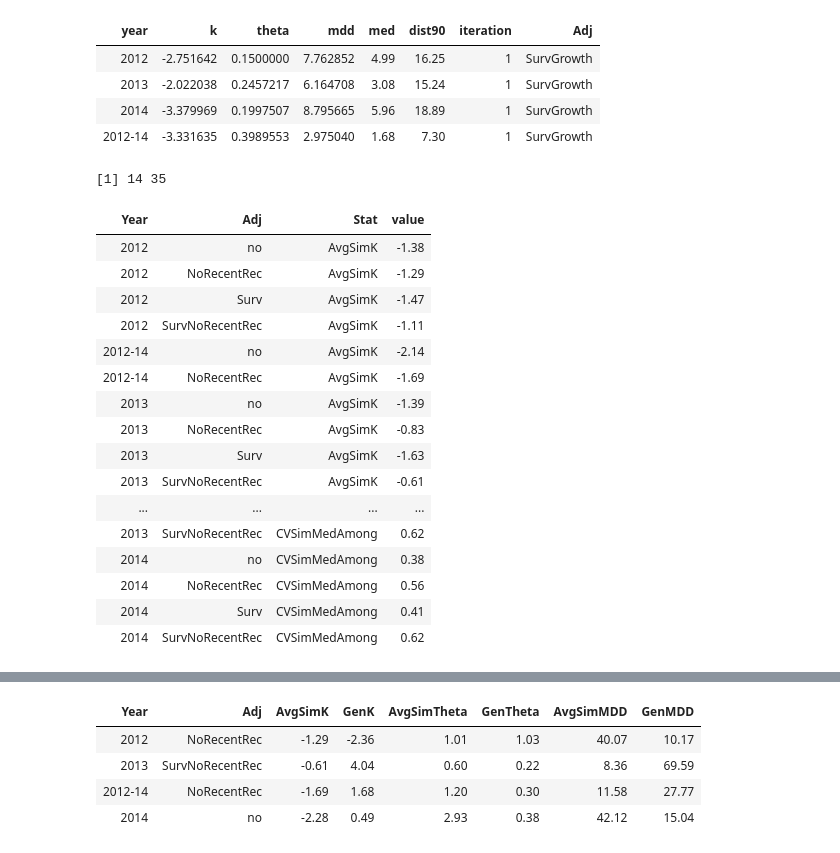
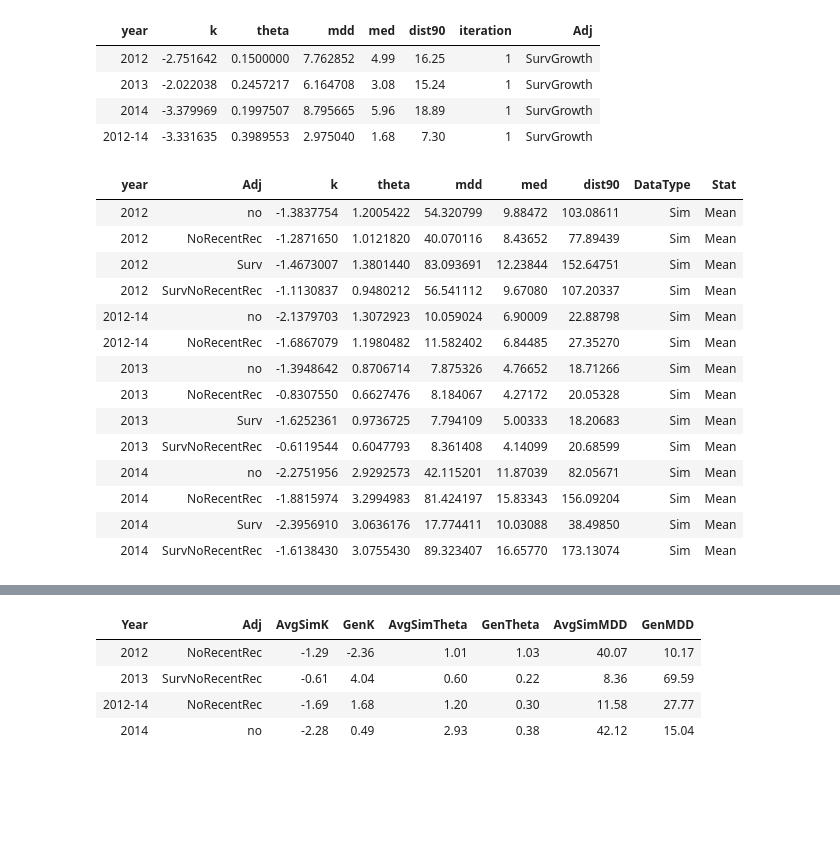
Before and after one commit to pinskylab/CamotesROMS, a Jupyter notebook: notebooks/process_ROMS_kernels.ipynb, the cells around one changed output, grey strips where cells are left out. Drawn from its saved outputs; the diff is of its cells as text; code cells hidden in the pictures; blank space fills up the shorter version.

```diff
--- a/notebooks/process_ROMS_kernels.ipynb
+++ b/notebooks/process_ROMS_kernels.ipynb
@@ -154,4 +155,27 @@ CombinedSims %>%
 | 2013 | -2.022038 | 0.2457217 | 6.164708 | 3.08 | 15.24 | 1 | SurvGrowth |
 | 2014 | -3.379969 | 0.1997507 | 8.795665 | 5.96 | 18.89 | 1 | SurvGrowth |
 | 2012-14 | -3.331635 | 0.3989553 | 2.975040 | 1.68 | 7.30 | 1 | SurvGrowth |
+# %%
+CombinedSims %>%
+    select(-iteration) %>%
+    group_by(year, Adj) %>%
+    summarise_each(funs(mean)) %>%
+    #rename(Year="year", AvgSimK="k", AvgSimTheta="theta", AvgSimMDD="mdd", AvgSimMed="med", AvgSimDist90="dist90") %>%
+    mutate(DataType="Sim", Stat="Mean")#mark these as simulations
+# %% [output]
+| year | Adj | k | theta | mdd | med | dist90 | DataType | Stat |
+| 2012 | no | -1.3837754 | 1.2005422 | 54.320799 | 9.88472 | 103.08611 | Sim | Mean |
+| 2012 | NoRecentRec | -1.2871650 | 1.0121820 | 40.070116 | 8.43652 | 77.89439 | Sim | Mean |
+| 2012 | Surv | -1.4673007 | 1.3801440 | 83.093691 | 12.23844 | 152.64751 | Sim | Mean |
+| 2012 | SurvNoRecentRec | -1.1130837 | 0.9480212 | 56.541112 | 9.67080 | 107.20337 | Sim | Mean |
+| 2012-14 | no | -2.1379703 | 1.3072923 | 10.059024 | 6.90009 | 22.88798 | Sim | Mean |
+| 2012-14 | NoRecentRec | -1.6867079 | 1.1980482 | 11.582402 | 6.84485 | 27.35270 | Sim | Mean |
+| 2013 | no | -1.3948642 | 0.8706714 | 7.875326 | 4.76652 | 18.71266 | Sim | Mean |
+| 2013 | NoRecentRec | -0.8307550 | 0.6627476 | 8.184067 | 4.27172 | 20.05328 | Sim | Mean |
+| 2013 | Surv | -1.6252361 | 0.9736725 | 7.794109 | 5.00333 | 18.20683 | Sim | Mean |
+| 2013 | SurvNoRecentRec | -0.6119544 | 0.6047793 | 8.361408 | 4.14099 | 20.68599 | Sim | Mean |
+| 2014 | no | -2.2751956 | 2.9292573 | 42.115201 | 11.87039 | 82.05671 | Sim | Mean |
+| 2014 | NoRecentRec | -1.8815974 | 3.2994983 | 81.424197 | 15.83343 | 156.09204 | Sim | Mean |
+| 2014 | Surv | -2.3956910 | 3.0636176 | 17.774411 | 10.03088 | 38.49850 | Sim | Mean |
+| 2014 | SurvNoRecentRec | -1.6138430 | 3.0755430 | 89.323407 | 16.65770 | 173.13074 | Sim | Mean |
 # %%
@@ -206,24 +249,0 @@ SimCVWithin <- CombinedSims %>% #make a data frame that has the CV for select pa
-# %%
-dim(SimSummary)
-# %% [output]
-[1] 14 35
-# %%
-gather(SimSummary, 3:35, key=Stat, value=value)
-# %% [output]
-| Year | Adj | Stat | value |
-| 2012 | no | AvgSimK | -1.38 |
-| 2012 | NoRecentRec | AvgSimK | -1.29 |
-| 2012 | Surv | AvgSimK | -1.47 |
-| 2012 | SurvNoRecentRec | AvgSimK | -1.11 |
-| 2012-14 | no | AvgSimK | -2.14 |
-| 2012-14 | NoRecentRec | AvgSimK | -1.69 |
-| 2013 | no | AvgSimK | -1.39 |
-| 2013 | NoRecentRec | AvgSimK | -0.83 |
-| 2013 | Surv | AvgSimK | -1.63 |
-| 2013 | SurvNoRecentRec | AvgSimK | -0.61 |
-| ... | ... | ... | ... |
-| 2013 | SurvNoRecentRec | CVSimMedAmong | 0.62 |
-| 2014 | no | CVSimMedAmong | 0.38 |
-| 2014 | NoRecentRec | CVSimMedAmong | 0.56 |
-| 2014 | Surv | CVSimMedAmong | 0.41 |
-| 2014 | SurvNoRecentRec | CVSimMedAmong | 0.62 |
```
Also changed, not shown: parts of 22 cells of this notebook, 4 other files.
